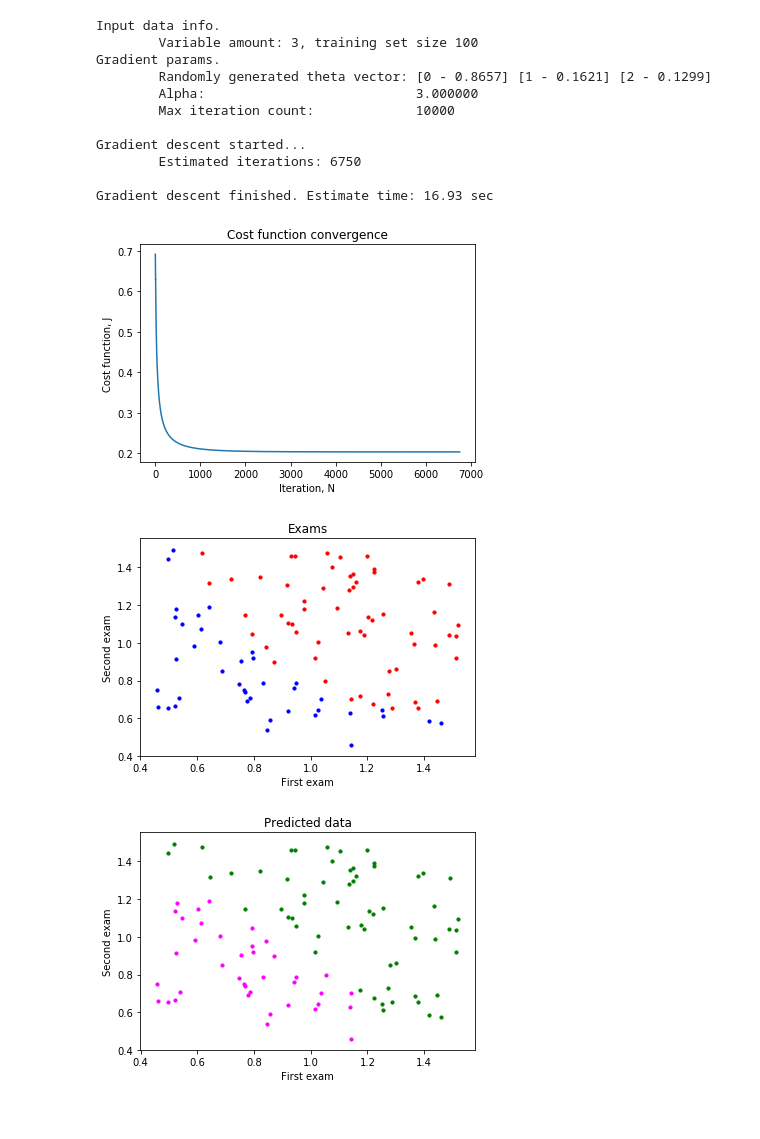
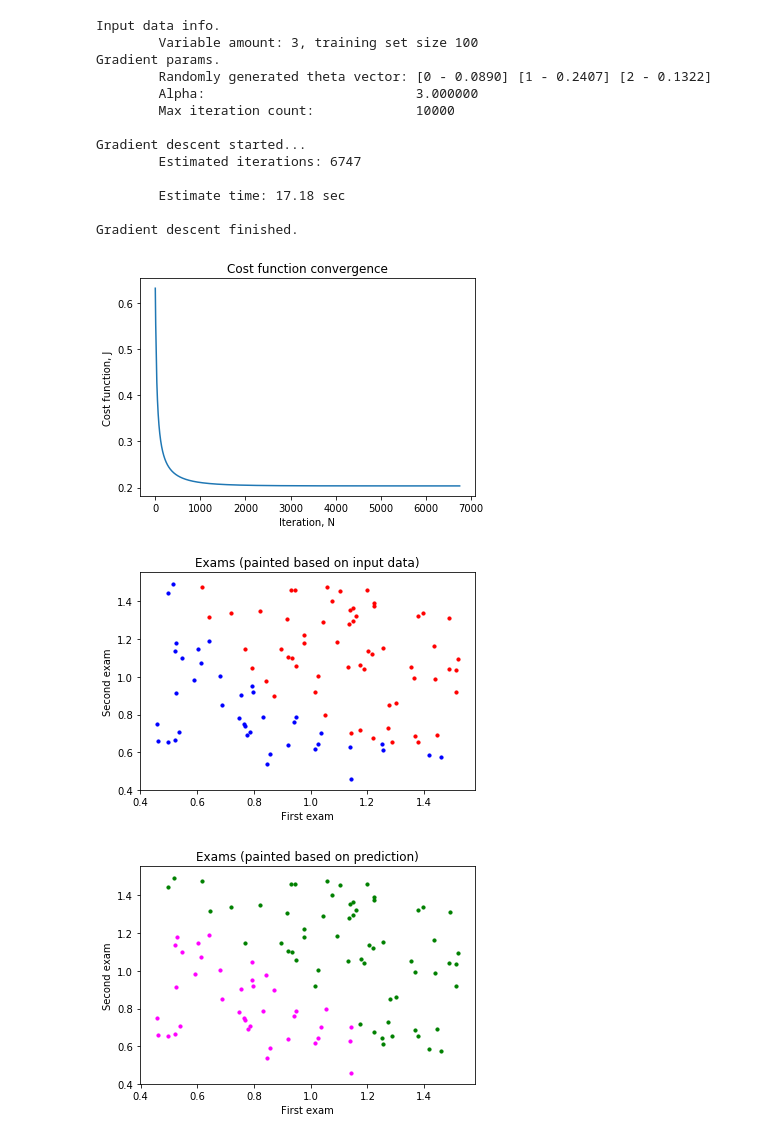
Before and after one commit to ZhartunMatthew/linear-regression-task, a Jupyter notebook: demo/init/jupyternote/logisticregression/logistic_regression.ipynb, the cells around one changed output. Saved outputs shown, nothing was run; the diff lists cells and outputs as text; code cells hidden in the pictures.

```diff
--- a/demo/init/jupyternote/logisticregression/logistic_regression.ipynb
+++ b/demo/init/jupyternote/logisticregression/logistic_regression.ipynb
@@ -93,10 +93,11 @@ def scale_normalize(lst):
 def compute_cost_function(x_data, y_data, theta):
     temp_sum = 0.0
     coefficient = -1 / len(x_data)
+    fake_zero = 10 ** (-9)
     for i in range(len(x_data) - 1):
         hyp = hyp_value(x_data[i], theta)
-        temp_sum += y_data[i] * np.log(hyp if hyp != 0.0 else 0.000000001) \
-                    + (1.0 - y_data[i]) * np.log(1 - hyp if 1 - hyp != 0.0 else 0.000000001)
+        temp_sum += y_data[i] * np.log(hyp if hyp != 0.0 else fake_zero) \
+                    + (1.0 - y_data[i]) * np.log(1 - hyp if 1 - hyp != 0.0 else fake_zero)
 
     return temp_sum * coefficient
 # %%
@@ -128,44 +129,47 @@ def gradient_descent(x_data, y_data, theta, alpha, iterations):
     return theta
 # %%
 def compute_logistic_regression(with_normalization=True):
-    data_path = abspath('demo\init\coursera\logisticregression\data\ex2data1.txt')
-    data = load_data(data_path)
+    data = load_data(abspath('demo\init\coursera\logisticregression\data\ex2data1.txt'))
 
+    # data normalization to speed up gradient descent
     x_data = normalize_all(data[:, :-1]) if with_normalization else data[:, :-1]
     y_data = data[:,  -1]
 
     theta = [random.uniform(0, 1) for i in range(len(x_data[0]))]
-    alpha = 3
+    alpha = 3.0
     iterations = 10000
 
     print('Gradient params.')
     print('\tRandomly generated theta vector: ', end='')
     [print('[%d - %.4f]' % (i, theta[i]), end=' ') for i in range(len(theta))]
     print('\n\tAlpha:                           %f' % alpha)
     print('\tMax iteration count:             %d' % iterations)
     print('\nGradient descent started...')
     start_time = time.time()
     theta = gradient_descent(x_data, y_data, theta, alpha, iterations)
     end_time = time.time() - start_time
-    print('Gradient descent finished. Estimate time: %.2f sec' % end_time)
+    print('\tEstimate time: %.2f sec\n' % end_time)
+    print('Gradient descent finished.')
 
-    display_logistic_data(data, ['First exam', 'Second exam', 'Exams'])
-    display_predicted_data(x_data, theta, ['First exam', 'Second exam', 'Predicted data'])
+    display_logistic_data(data, ['First exam', 'Second exam', 'Exams (painted based on input data)'])
+    display_predicted_data(x_data, theta, ['First exam', 'Second exam', 'Exams (painted based on prediction)'])
 
 compute_logistic_regression()
 display_all_plots()
 # %% [output]
 Input data info.
         Variable amount: 3, training set size 100
 Gradient params.
-        Randomly generated theta vector: [0 - 0.8657] [1 - 0.1621] [2 - 0.1299]
+        Randomly generated theta vector: [0 - 0.0890] [1 - 0.2407] [2 - 0.1322]
         Alpha:                           3.000000
         Max iteration count:             10000
 
 Gradient descent started...
-        Estimated iterations: 6750
+        Estimated iterations: 6747
 
-Gradient descent finished. Estimate time: 16.93 sec
+        Estimate time: 17.18 sec
+
+Gradient descent finished.
-[figure, old version]
+[figure, new version]
-[figure, old version]
+[figure, new version]
-[figure, old version]
+[figure, new version]
```
Also changed, not shown: parts of 1 cell of this notebook.
